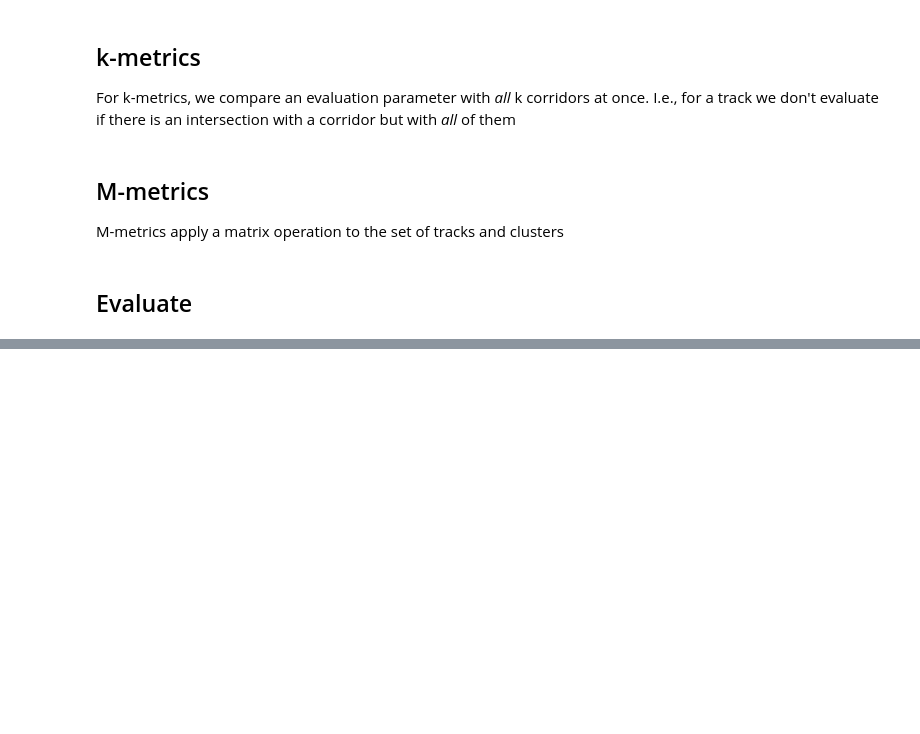
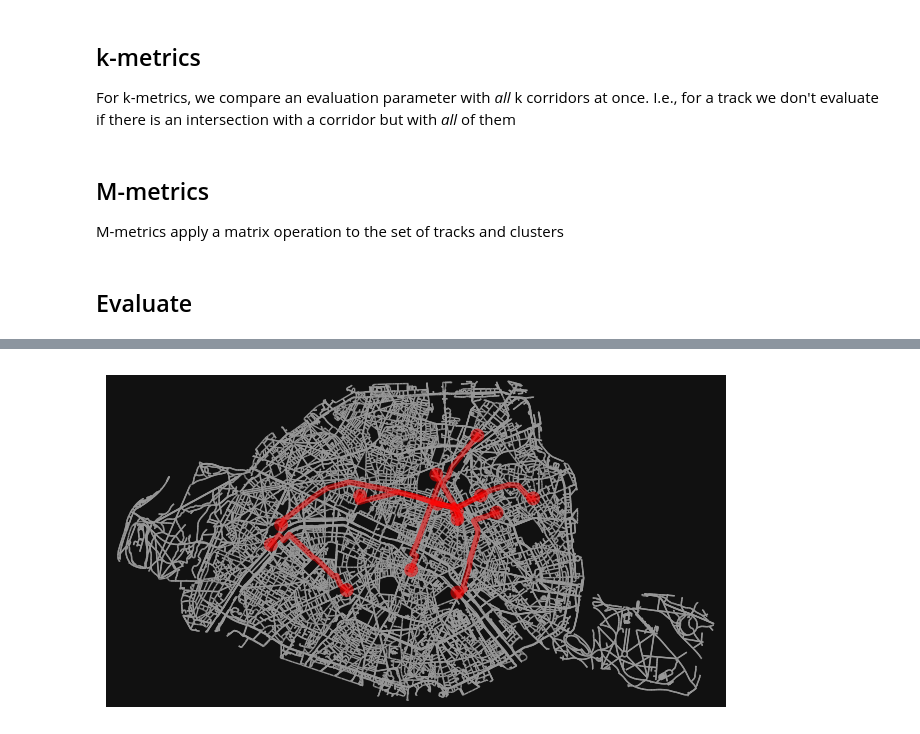
Before and after one commit to JaviAnton/UC-Project-Group-1, a Jupyter notebook: final/main.ipynb, the cells around one changed output, grey strips where cells are left out. Cells and saved outputs as stored; diff of their text form; code cells hidden in the pictures; blank space fills up the shorter version.

```diff
--- a/final/main.ipynb
+++ b/final/main.ipynb
@@ -209,3 +342,13 @@ paths_dict['baseline']=paths_hat_baseline
+# %%
+M_dict={k:{} for k in results.keys()}
+paths_dict={k:{} for k in results.keys()}
+for model in M_dict.keys():
+    for sr,T_hat in results[model].items():
+        paths_hat=[edges_to_nodes(track) for track in T_hat]
+        M=row_wise_track_similarity(g,paths_hat)
+        M=symmetrize(M,strategy='max')
+        M_dict[model][sr]=M
+        paths_dict[model][sr]=paths_hat
 # %%
 n_clusters=8
 
@@ -328,3 +472,34 @@ def M_similarity(G,T,cluster_labels,k_index,include_corridors=False,ponderated=T
     return d
 # %% [markdown]
 ## Evaluate
+# %%
+T=[edges_to_nodes(track) for track in T_test]
+
+for model,sub_dict in clustering_dict.items():
+    print(f'\n\n------------------\n    {model}\t\n------------------')
+    for sr,clustering in sub_dict.items():
+        k_corridors,k_index,cluster_labels=clustering
+        k_corridors=[k_c for k_c in k_corridors if len(k_c)>1]
+
+        print(f"\nSampling rate {sr}s/{sr/60:.0f}min\n------------")
+
+        print("\nk-set metrics:")
+
+        abs_inter=evaluate_k_metric(k_absolute_intersect,T,k_corridors)
+        print("Absolute intersection: {:.4f}".format(abs_inter))
+
+        rel_inter=evaluate_k_metric(k_relative_intersect,T,k_corridors)
+        print("Relative intersection: {:.4f}".format(rel_inter))
+
+        l_rel_inter=evaluate_k_metric(k_lenght_relative_intersect,T,k_corridors,G=g)
+        print("Length intersection: {:.4f}".format(l_rel_inter))
+
+        print("\nM metrics:")
+
+        m_d=M_similarity(g,T,cluster_labels,k_index,ponderated=False,include_corridors=True)
+        print("M average distance: {:.0f}m".format(m_d))
+
+        ponderation_k=1000
+        # m_sim=M_similarity(g,T,cluster_labels,k_index,ponderated=True,ponderation_k=ponderation_k,include_corridors=True)
+        m_sim=ponderation_k/(ponderation_k+m_d)
+        print("Ponderated M similarity (k={}): {:.4f}".format(ponderation_k,m_sim))
@@ -331,3 +580,9 @@ def M_similarity(G,T,cluster_labels,k_index,include_corridors=False,ponderated=T
+# %%
+fig, ax = ox.plot_graph_routes(
+    g, routes=k_corridors, route_linewidth=6, node_size=0
+)
+# %% [output]
+[figure, added]
 # %%
 T=[edges_to_nodes(track) for track in T_test]
 
```
Also changed, not shown: parts of 27 cells of this notebook.
